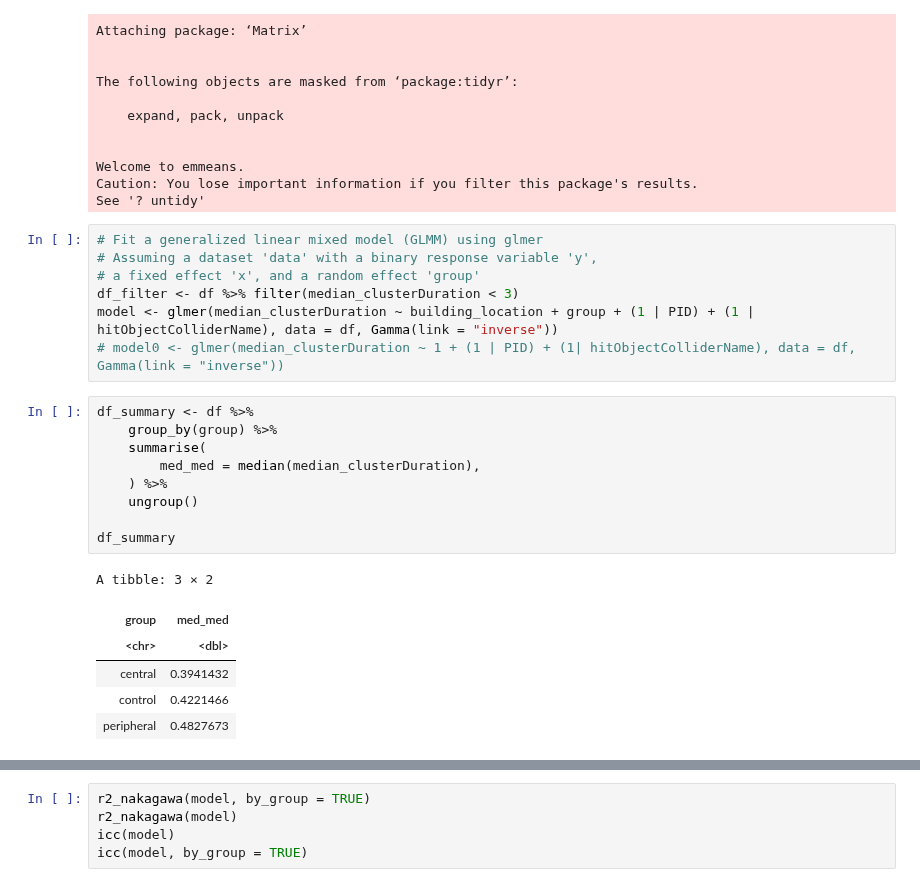
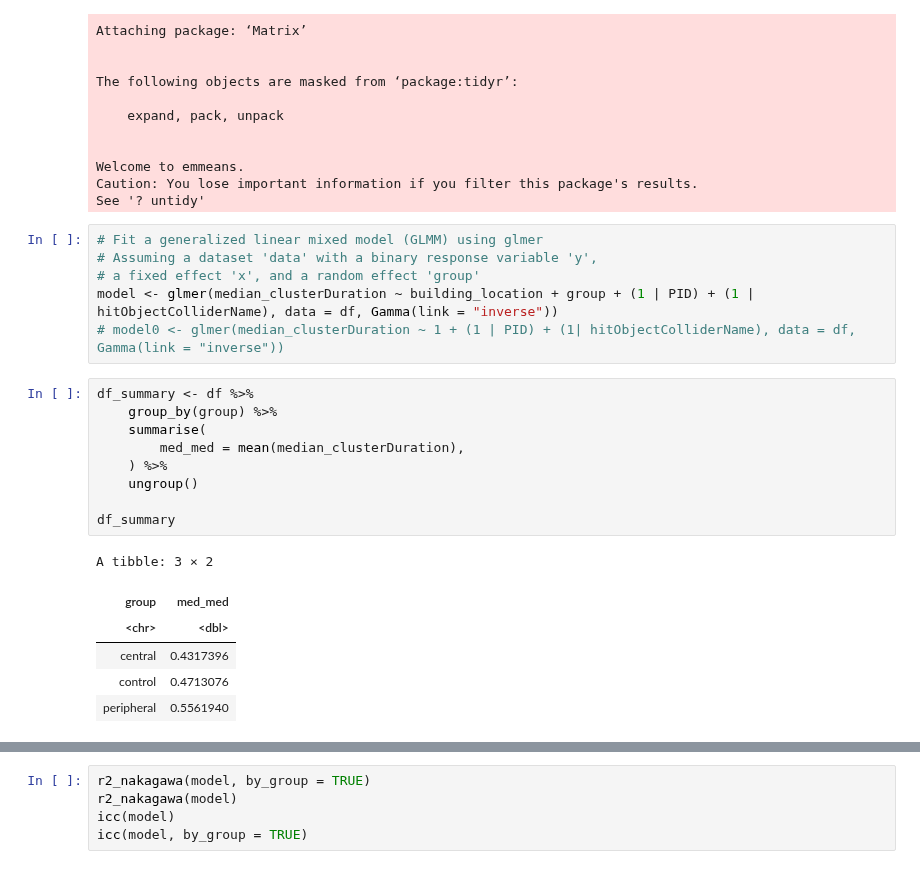
Before and after one commit to SanD94/VReGTrET, a Jupyter notebook: GraphTheory_ET_VR_Westbrueck/Analysis/raw_gaze_analysis/figure_playground.ipynb, the cells around one changed output, grey strips where cells are left out. Saved outputs shown, nothing was run; the diff lists cells and outputs as text.

```diff
--- a/GraphTheory_ET_VR_Westbrueck/Analysis/raw_gaze_analysis/figure_playground.ipynb
+++ b/GraphTheory_ET_VR_Westbrueck/Analysis/raw_gaze_analysis/figure_playground.ipynb
@@ -112,25 +96,24 @@ See '? untidy'
 # Fit a generalized linear mixed model (GLMM) using glmer
 # Assuming a dataset 'data' with a binary response variable 'y',
 # a fixed effect 'x', and a random effect 'group'
-df_filter <- df %>% filter(median_clusterDuration < 3)
 model <- glmer(median_clusterDuration ~ building_location + group + (1 | PID) + (1 | hitObjectColliderName), data = df, Gamma(link = "inverse"))
 # model0 <- glmer(median_clusterDuration ~ 1 + (1 | PID) + (1| hitObjectColliderName), data = df, Gamma(link = "inverse"))
 # %%
 df_summary <- df %>%
     group_by(group) %>%
     summarise(
-        med_med = median(median_clusterDuration),
+        med_med = mean(median_clusterDuration),
     ) %>%
     ungroup()
 
 df_summary
 # %% [output]
 A tibble: 3 × 2
 | group | med_med |
 | <chr> | <dbl> |
-| central | 0.3941432 |
-| control | 0.4221466 |
-| peripheral | 0.4827673 |
+| central | 0.4317396 |
+| control | 0.4713076 |
+| peripheral | 0.5561940 |
 # %%
 # Create a reference grid
 ref_grid <- ref_grid(model)
```
Also changed, not shown: parts of 11 cells of this notebook.
